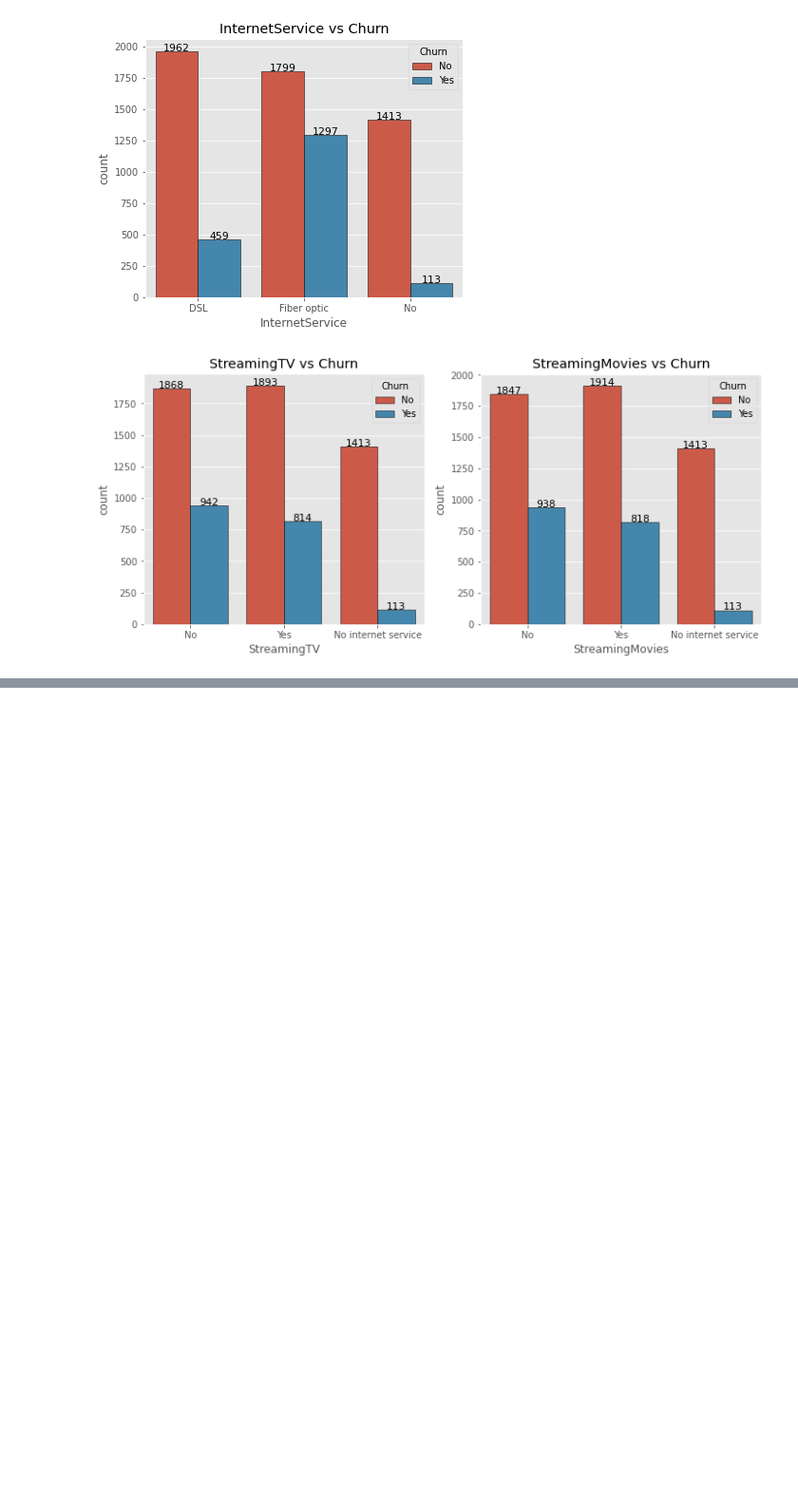
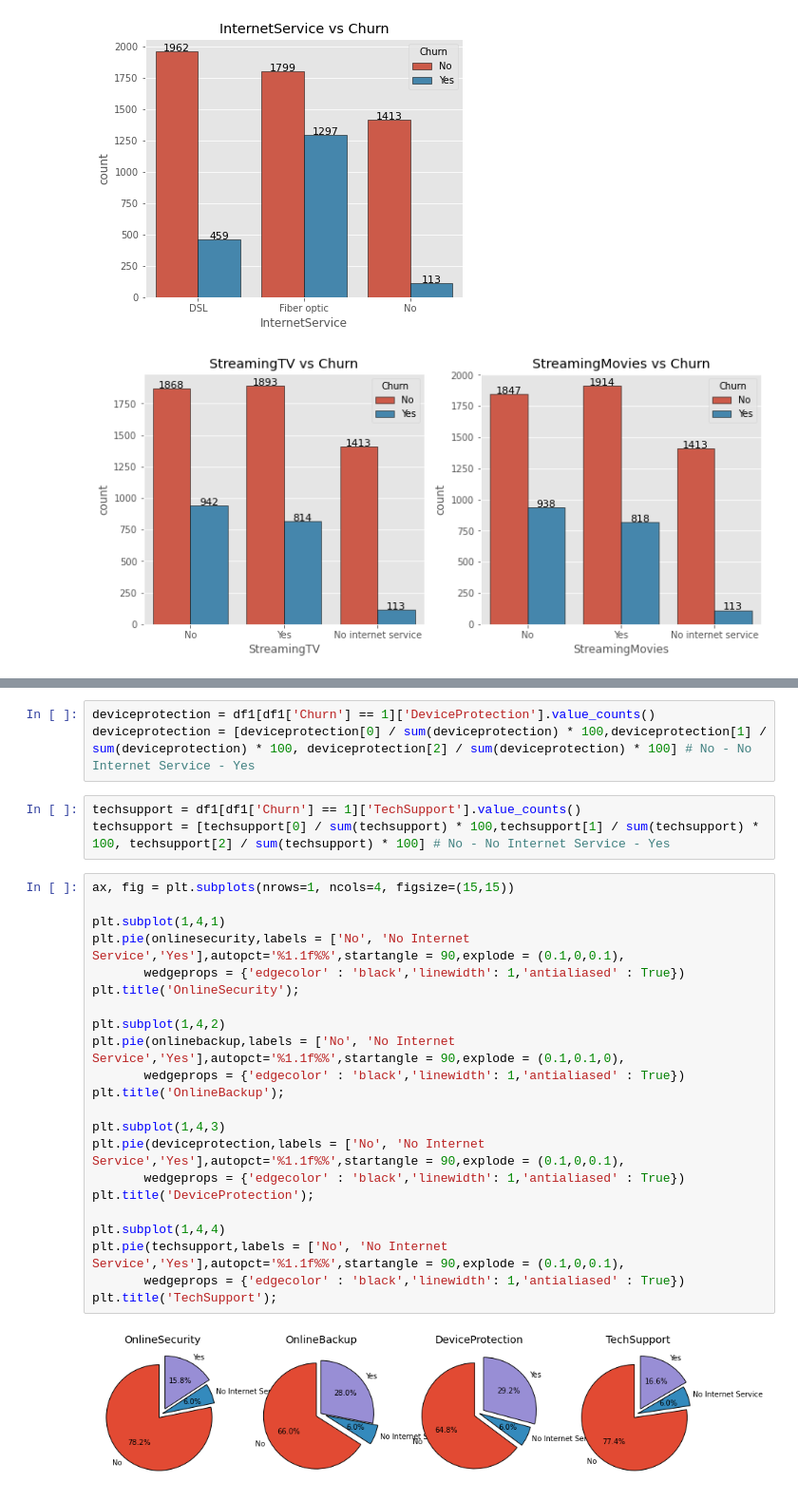
Before and after one commit to duaneywadey/A-collection-of-Jupyter-notebooks-and-CSV-files, a Jupyter notebook: CustomerChurnAnalysis.ipynb, the cells around one changed output, grey strips where cells are left out. Shown at 95% size. Drawn from its saved outputs; the diff is of its cells as text; blank space fills up the shorter version.

```diff
--- a/CustomerChurnAnalysis.ipynb
+++ b/CustomerChurnAnalysis.ipynb
@@ -169,0 +345,30 @@ for i in range(len(l2[3:5])):
+# %%
+deviceprotection = df1[df1['Churn'] == 1]['DeviceProtection'].value_counts()
+deviceprotection = [deviceprotection[0] / sum(deviceprotection) * 100,deviceprotection[1] / sum(deviceprotection) * 100, deviceprotection[2] / sum(deviceprotection) * 100] # No - No Internet Service - Yes
+# %%
+techsupport = df1[df1['Churn'] == 1]['TechSupport'].value_counts()
+techsupport = [techsupport[0] / sum(techsupport) * 100,techsupport[1] / sum(techsupport) * 100, techsupport[2] / sum(techsupport) * 100] # No - No Internet Service - Yes
+# %%
+ax, fig = plt.subplots(nrows=1, ncols=4, figsize=(15,15))
+
+plt.subplot(1,4,1)
+plt.pie(onlinesecurity,labels = ['No', 'No Internet Service','Yes'],autopct='%1.1f%%',startangle = 90,explode = (0.1,0,0.1),
+       wedgeprops = {'edgecolor' : 'black','linewidth': 1,'antialiased' : True})
+plt.title('OnlineSecurity');
+
+plt.subplot(1,4,2)
+plt.pie(onlinebackup,labels = ['No', 'No Internet Service','Yes'],autopct='%1.1f%%',startangle = 90,explode = (0.1,0.1,0),
+       wedgeprops = {'edgecolor' : 'black','linewidth': 1,'antialiased' : True})
+plt.title('OnlineBackup');
+
+plt.subplot(1,4,3)
+plt.pie(deviceprotection,labels = ['No', 'No Internet Service','Yes'],autopct='%1.1f%%',startangle = 90,explode = (0.1,0,0.1),
+       wedgeprops = {'edgecolor' : 'black','linewidth': 1,'antialiased' : True})
+plt.title('DeviceProtection');
+
+plt.subplot(1,4,4)
+plt.pie(techsupport,labels = ['No', 'No Internet Service','Yes'],autopct='%1.1f%%',startangle = 90,explode = (0.1,0,0.1),
+       wedgeprops = {'edgecolor' : 'black','linewidth': 1,'antialiased' : True})
+plt.title('TechSupport');
+# %% [output]
+[figure, added]
```
Also changed, not shown: parts of 45 cells of this notebook.
